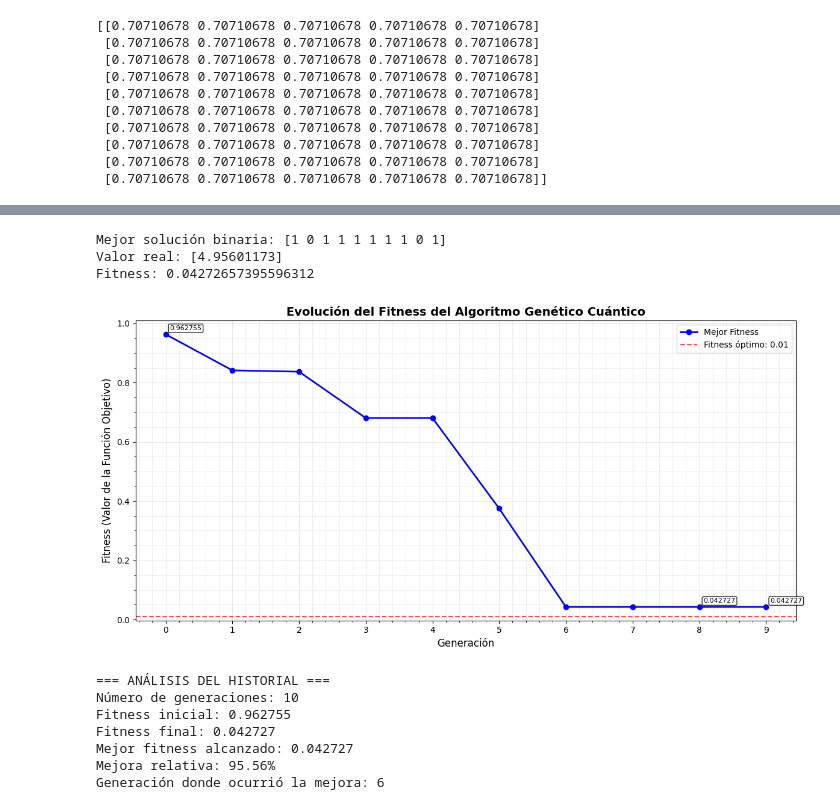
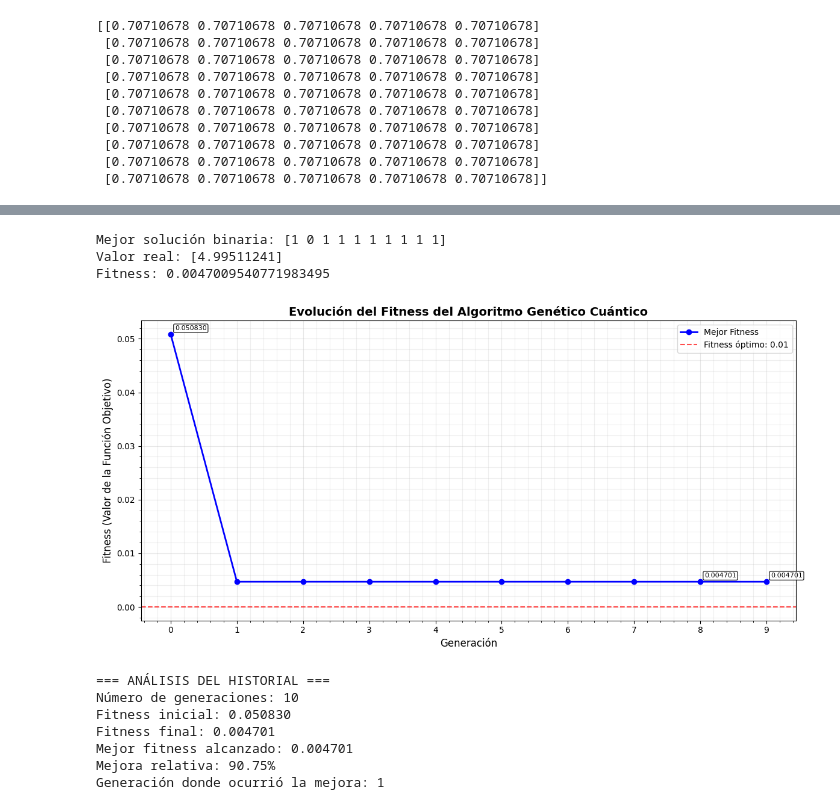
Before and after one commit to LuisPablo54/Algoritmos-bioinspirados, a Jupyter notebook: AlgoritmosCuanticosGeneticos.ipynb, the cells around one changed output, grey strips where cells are left out. Cells and saved outputs as stored; diff of their text form; code cells hidden in the pictures.

```diff
--- a/AlgoritmosCuanticosGeneticos.ipynb
+++ b/AlgoritmosCuanticosGeneticos.ipynb
@@ -129,9 +129,9 @@ print(prueba)
 # %%
 # **************PARAMETROS INICIALES******************
-tamPoblacion = 6
+tamPoblacion = 50
 numQubits = 10
 generacion = 10
-pm = 0.5
+pm = 0.05
 iMin = -10
 iMax = 10
 
@@ -173,9 +173,9 @@ x_mejor = decodificar(mejorSolucion.reshape(1, -1), iMin, iMax)
 print("Valor real:", x_mejor)
 print("Fitness:", mejorFitness)
 # %% [output]
-Mejor solución binaria: [1 0 1 1 1 1 1 1 0 1]
-Valor real: [4.95601173]
-Fitness: 0.04272657395596312
+Mejor solución binaria: [1 0 1 1 1 1 1 1 1 1]
+Valor real: [4.99511241]
+Fitness: 0.0047009540771983495
 # %%
 historial_array = np.array(historialMejorGen)
 
@@ -194,43 +194,43 @@ plt.legend(fontsize=11)
 
 
 # Añadir línea horizontal en el punto de mejora
-plt.axhline(y=0.01, color='red', linestyle='--', alpha=0.7, label='Fitness óptimo: 0.01')
+plt.axhline(y=0, color='red', linestyle='--', alpha=0.7, label='Fitness óptimo: 0.01')
 
 # Mejorar los ticks del eje x
 plt.xticks(range(len(historial_array)))
 
 # Añadir cuadrícula secundaria
 plt.minorticks_on()
 plt.grid(which='minor', alpha=0.2)
 
 # Mostrar valores en algunos puntos
 for i, valor in enumerate(historial_array):
     if i == 0 or i == len(historial_array)-1 or i == 8:  # Primera, última y punto de mejora
         plt.annotate(f'{valor:.6f}',
                     xy=(i, valor),
                     xytext=(5, 5),
                     textcoords='offset points',
                     fontsize=8,
                     bbox=dict(boxstyle="round,pad=0.2", facecolor="white", alpha=0.8))
 
 plt.legend()
 plt.tight_layout()
 plt.show()
 
 # Análisis estadístico básico
 print("=== ANÁLISIS DEL HISTORIAL ===")
 print(f"Número de generaciones: {len(historial_array)}")
 print(f"Fitness inicial: {historial_array[0]:.6f}")
 print(f"Fitness final: {historial_array[-1]:.6f}")
 print(f"Mejor fitness alcanzado: {min(historial_array):.6f}")
 print(f"Mejora relativa: {((historial_array[0] - min(historial_array)) / historial_array[0] * 100):.2f}%")
 print(f"Generación donde ocurrió la mejora: {np.argmin(historial_array) }")
 # %% [output]
-[figure, old version]
+[figure, new version]
 === ANÁLISIS DEL HISTORIAL ===
 Número de generaciones: 10
-Fitness inicial: 0.962755
-Fitness final: 0.042727
-Mejor fitness alcanzado: 0.042727
-Mejora relativa: 95.56%
-Generación donde ocurrió la mejora: 6
+Fitness inicial: 0.050830
+Fitness final: 0.004701
+Mejor fitness alcanzado: 0.004701
+Mejora relativa: 90.75%
+Generación donde ocurrió la mejora: 1
```
Also changed, not shown: parts of 1 cell of this notebook, 2 other files.
